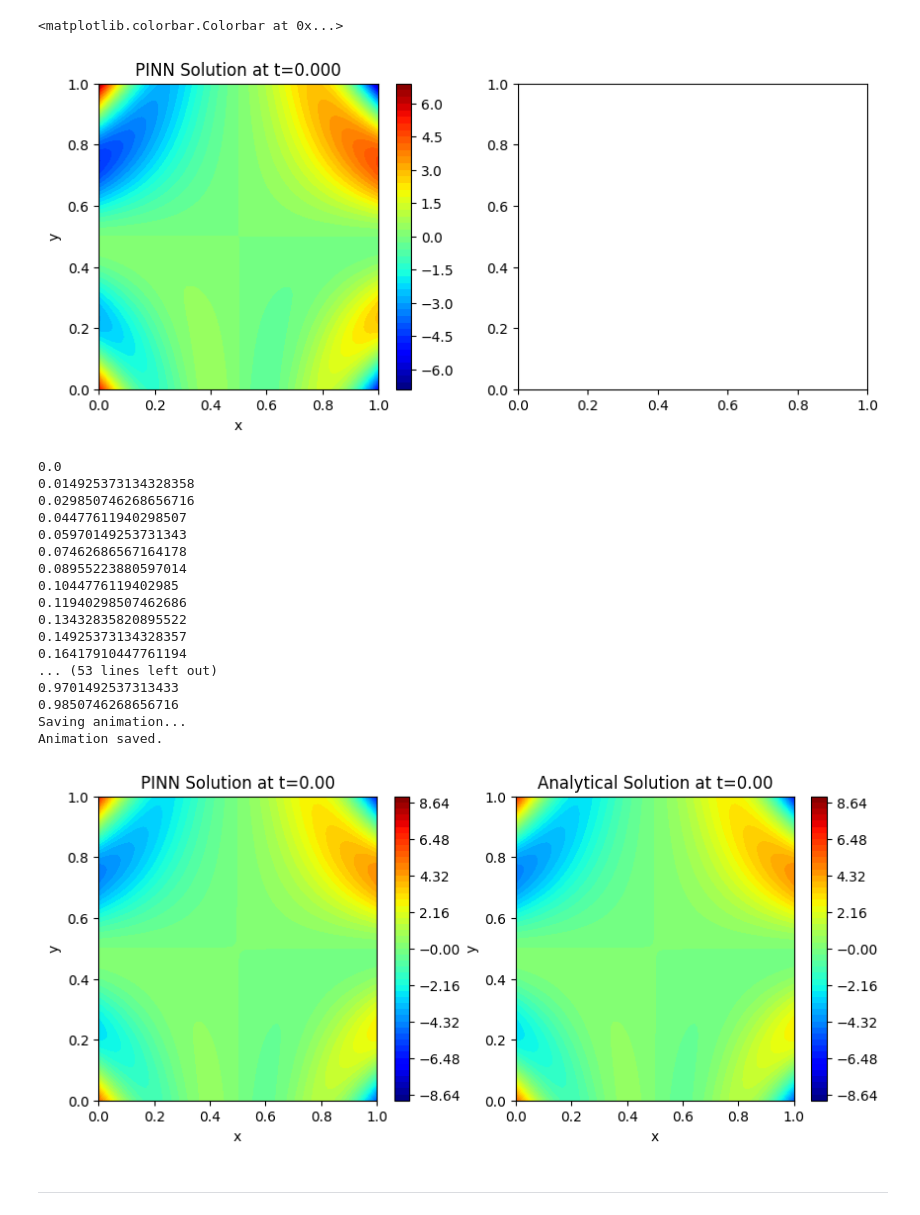
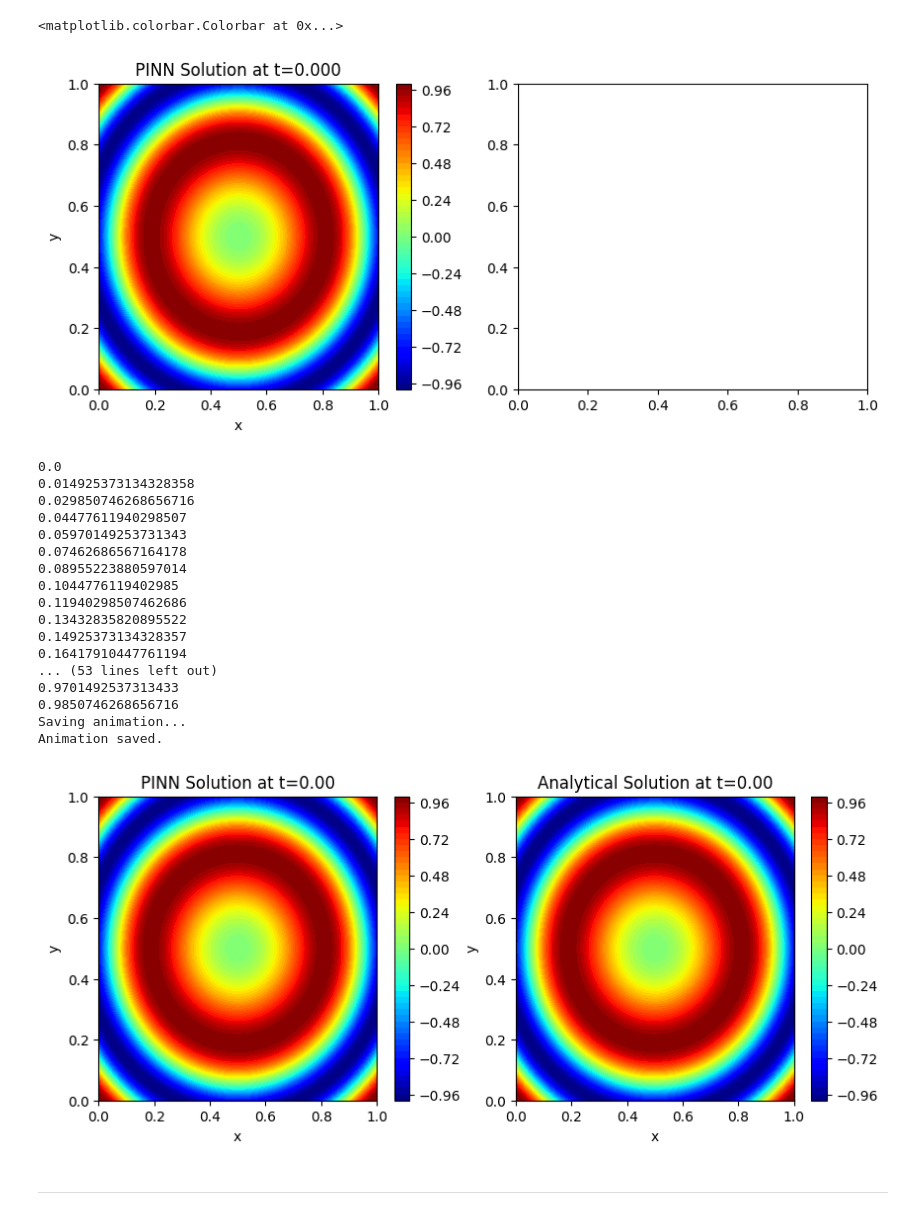
Before and after one commit to antosjakub/diploma_sketchbook, a Jupyter notebook: PINN/playground/brainstorm_pdes.ipynb, the cells around one changed output. Cells and saved outputs as stored; diff of their text form; code cells hidden in the pictures.

```diff
--- a/PINN/playground/brainstorm_pdes.ipynb
+++ b/PINN/playground/brainstorm_pdes.ipynb
@@ -5,8 +5,8 @@ import matplotlib.pyplot as plt
 device = torch.device('cuda' if torch.cuda.is_available() else 'cpu')
 
 def u_analytic(X):
-    t = 3*X[:,-1:]
-    x = 4*(X[:,:-1]-1/2)
+    t = X[:,-1:]
+    x = 4*X[:,:-1]-2
     #x[:,0:1] -= 0.5
     #x[:,1:2] -= 0.6
     #return (torch.exp(-t) * torch.cos(x[:,0]+0.9*t) * torch.cos(x[:,1]+1.3*t)).unsqueeze(dim=1)
@@ -16,39 +16,40 @@ def u_analytic(X):
     #return (torch.exp(-3.4*r2)*torch.exp(-0.2*t)*torch.cos(0.8*torch.pi*t) ).unsqueeze(dim=1)
     #r2 = (x[:,0]-0.4+0.5*torch.sin(2*t))**2 + (x[:,1]-0.3+0.1*t)**2
     #return (torch.cos(1.45*torch.pi*t) * torch.exp(-2*r2)*torch.exp(-t) ).unsqueeze(dim=1)
-    return (1 + x[:,0:1]**2 * x[:,1:2]) * torch.sin(t**2 + x[:,0:1]*x[:,1:2])
+    #return (1 + x[:,0:1]**2 * x[:,1:2]) * torch.sin(t**2 + x[:,0:1]*x[:,1:2])
+    return torch.exp(-t) * torch.sin(torch.sum(x**2, dim=1).unsqueeze(dim=1) + t)
 
 
 N = 100
 t_val = 0.0
 
 # DO ONCE
 x = torch.linspace(0, 1, N, device=device)
 y = torch.linspace(0, 1, N, device=device)
 X_grid, Y_grid = torch.meshgrid(x, y, indexing='ij')
 x_flat = X_grid.reshape(-1, 1)
 y_flat = Y_grid.reshape(-1, 1)
 
 t_flat = torch.ones_like(x_flat) * t_val
 X = torch.cat([x_flat, y_flat, t_flat], dim=1)
 
 
 # Analytical solution
 u_true = u_analytic(X)
 U_true = u_true.reshape(N, N)
 
 
 fig, axes = plt.subplots(1, 2, figsize=(10, 4))
 
 # Predicted solution
 im1 = axes[0].contourf(X_grid, Y_grid, U_true, levels=50, cmap='jet')
 axes[0].set_title(f'PINN Solution at t={t_val:.3f}')
 axes[0].set_xlabel('x')
 axes[0].set_ylabel('y')
 plt.colorbar(im1, ax=axes[0])
 # %% [output]
 <matplotlib.colorbar.Colorbar at 0x...>
-[figure, old version]
+[figure, new version]
 # %%
 import numpy as np
 import matplotlib.pyplot as plt
@@ -138,7 +139,7 @@ print("Animation saved.")
 0.9850746268656716
 Saving animation...
 Animation saved.
-[figure, old version]
+[figure, new version]
 # %% [markdown]
 ---
 # %%
```
Also changed, not shown: 11 other files.
